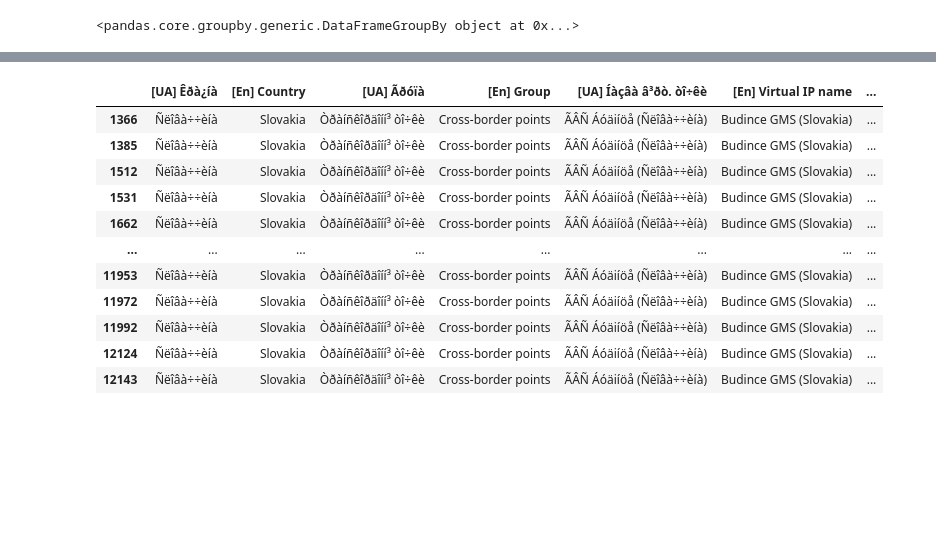
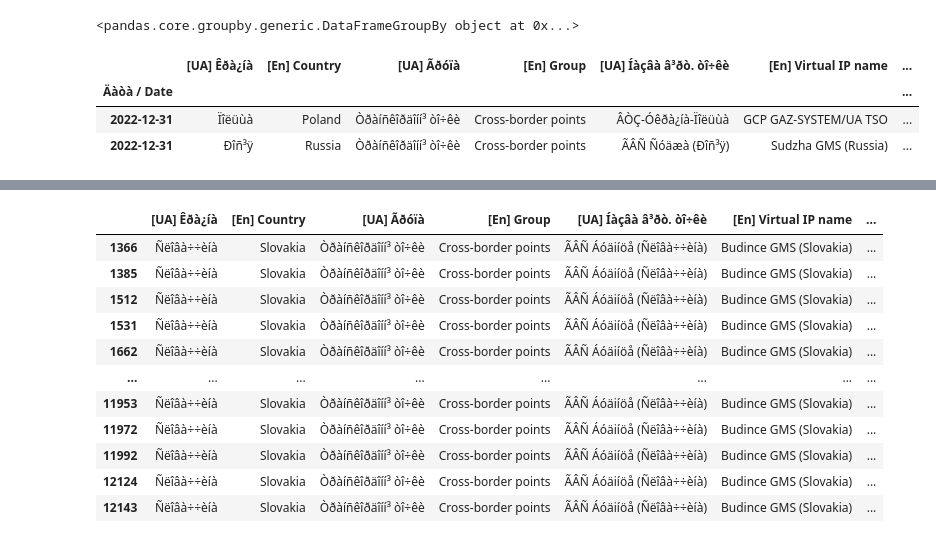
Before and after one commit to greenbruegel/gas-imports, a Jupyter notebook: UA flows.ipynb, the cells around one changed output, grey strips where cells are left out. Cells and saved outputs as stored; diff of their text form; code cells hidden in the pictures; blank space fills up the shorter version.

```diff
--- a/UA flows.ipynb
+++ b/UA flows.ipynb
@@ -90,5 +48,12 @@ df_e[df_e['[En] Country']=='Russia'].groupby(pd.Grouper(freq='W'))
 <pandas.core.groupby.generic.DataFrameGroupBy object at 0x...>
 # %%
 df_e['M3m']= df_e['Èòîã']/1000000
+# %%
+df_e.head(2)
+# %% [output]
+|  | [UA] Êðà¿íà | [En] Country | [UA] Ãðóïà | [En] Group | [UA] Íàçâà â³ðò. òî÷êè | [En] Virtual IP name | ... |
+| Äàòà / Date |  |  |  |  |  |  | ... |
+| 2022-12-31 | Ïîëüùà | Poland | Òðàíñêîðäîíí³ òî÷êè | Cross-border points | ÂÒÇ-Óêðà¿íà-Ïîëüùà | GCP GAZ-SYSTEM/UA TSO | ... |
+| 2022-12-31 | Ðîñ³ÿ | Russia | Òðàíñêîðäîíí³ òî÷êè | Cross-border points | ÃÂÑ Ñóäæà (Ðîñ³ÿ) | Sudzha GMS (Russia) | ... |
 # %%
 rus = df_e[df_e['[En] Country']=='Russia']['M3m'].groupby(pd.Grouper(freq='W')).sum(numeric_only=True)
```
Also changed, not shown: parts of 4 cells of this notebook, 3 other files.
